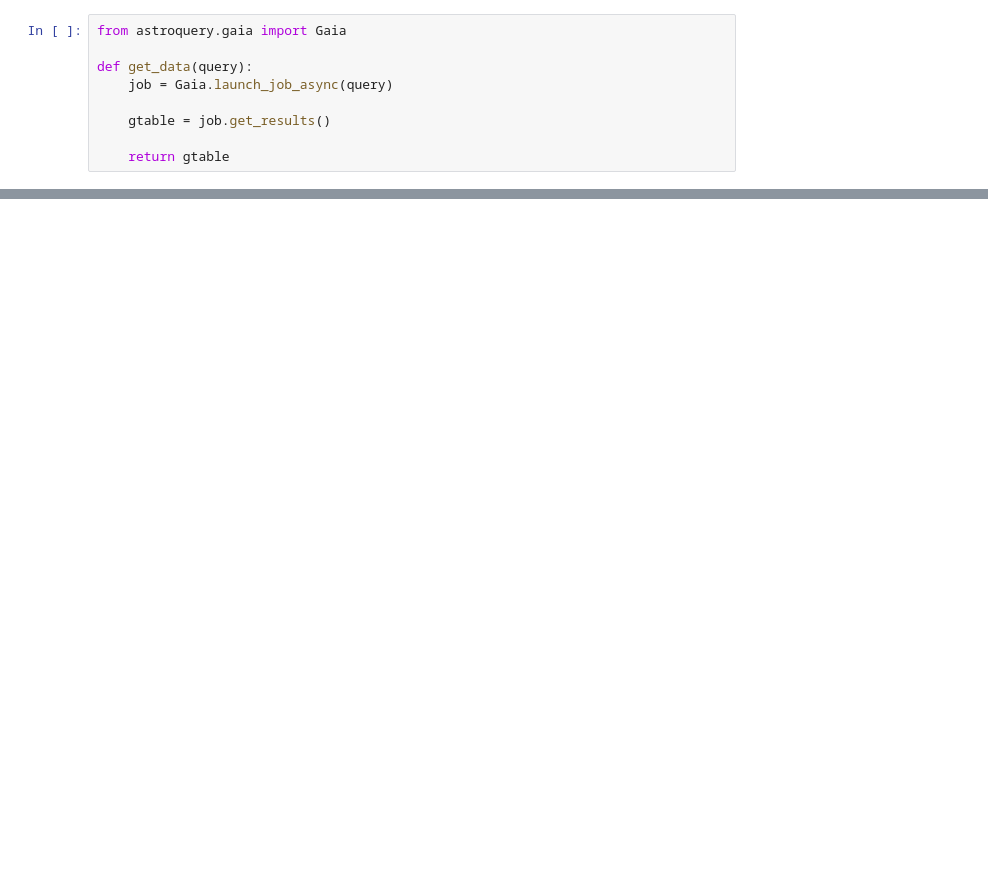
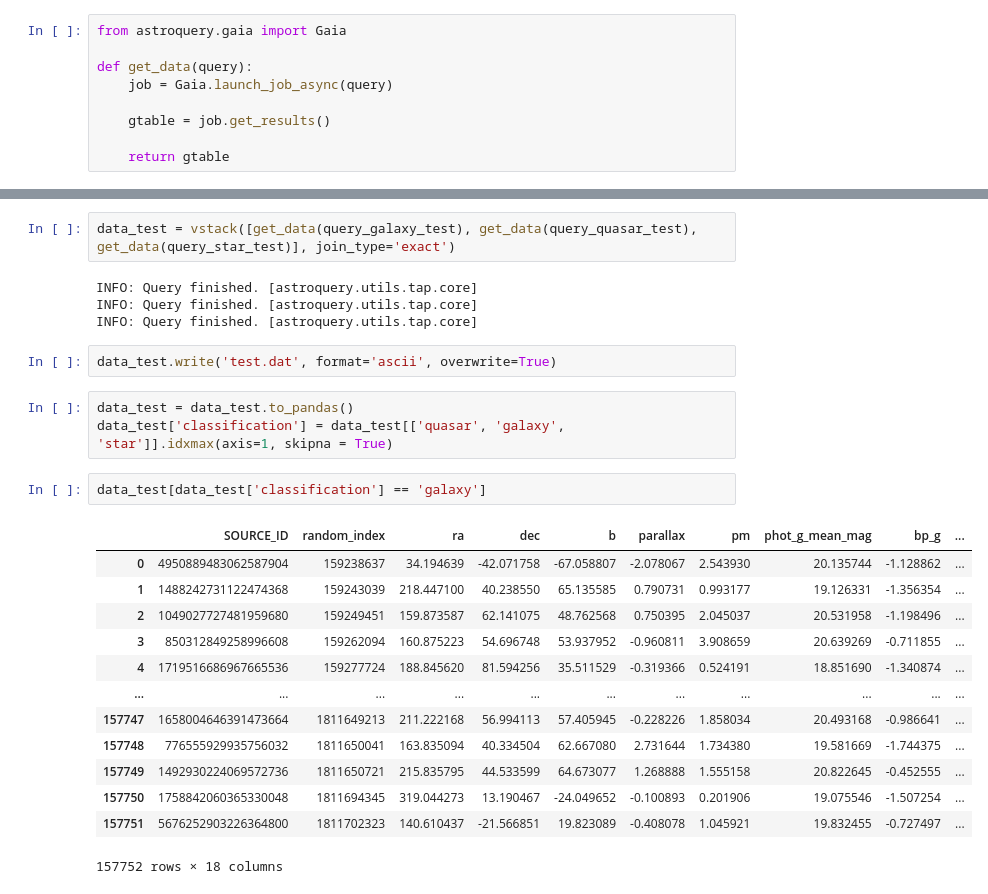
Before and after one commit to anacecilialr1/ML-Repository, a Jupyter notebook: query.ipynb, the cells around one changed output, grey strips where cells are left out. Cells and saved outputs as stored; diff of their text form; blank space fills up the shorter version.

```diff
--- a/query.ipynb
+++ b/query.ipynb
@@ -73,0 +171,27 @@ data = vstack([get_data(query_galaxy), get_data(query_quasar), get_data(query_st
+# %%
+data_test = vstack([get_data(query_galaxy_test), get_data(query_quasar_test), get_data(query_star_test)], join_type='exact')
+# %% [output]
+INFO: Query finished. [astroquery.utils.tap.core]
+INFO: Query finished. [astroquery.utils.tap.core]
+INFO: Query finished. [astroquery.utils.tap.core]
+# %%
+data_test.write('test.dat', format='ascii', overwrite=True)
+# %%
+data_test = data_test.to_pandas()
+data_test['classification'] = data_test[['quasar', 'galaxy', 'star']].idxmax(axis=1, skipna = True)
+# %%
+data_test[data_test['classification'] == 'galaxy']
+# %% [output]
+|  | SOURCE_ID | random_index | ra | dec | b | parallax | pm | phot_g_mean_mag | bp_g | ... |
+| 0 | 4950889483062587904 | 159238637 | 34.194639 | -42.071758 | -67.058807 | -2.078067 | 2.543930 | 20.135744 | -1.128862 | ... |
+| 1 | 1488242731122474368 | 159243039 | 218.447100 | 40.238550 | 65.135585 | 0.790731 | 0.993177 | 19.126331 | -1.356354 | ... |
+| 2 | 1049027727481959680 | 159249451 | 159.873587 | 62.141075 | 48.762568 | 0.750395 | 2.045037 | 20.531958 | -1.198496 | ... |
+| 3 | 850312849258996608 | 159262094 | 160.875223 | 54.696748 | 53.937952 | -0.960811 | 3.908659 | 20.639269 | -0.711855 | ... |
+| 4 | 1719516686967665536 | 159277724 | 188.845620 | 81.594256 | 35.511529 | -0.319366 | 0.524191 | 18.851690 | -1.340874 | ... |
+| ... | ... | ... | ... | ... | ... | ... | ... | ... | ... | ... |
+| 157747 | 1658004646391473664 | 1811649213 | 211.222168 | 56.994113 | 57.405945 | -0.228226 | 1.858034 | 20.493168 | -0.986641 | ... |
+| 157748 | 776555929935756032 | 1811650041 | 163.835094 | 40.334504 | 62.667080 | 2.731644 | 1.734380 | 19.581669 | -1.744375 | ... |
+| 157749 | 1492930224069572736 | 1811650721 | 215.835795 | 44.533599 | 64.673077 | 1.268888 | 1.555158 | 20.822645 | -0.452555 | ... |
+| 157750 | 1758842060365330048 | 1811694345 | 319.044273 | 13.190467 | -24.049652 | -0.100893 | 0.201906 | 19.075546 | -1.507254 | ... |
+| 157751 | 5676252903226364800 | 1811702323 | 140.610437 | -21.566851 | 19.823089 | -0.408078 | 1.045921 | 19.832455 | -0.727497 | ... |
+157752 rows × 18 columns
```
Also changed, not shown: parts of 11 cells of this notebook.
